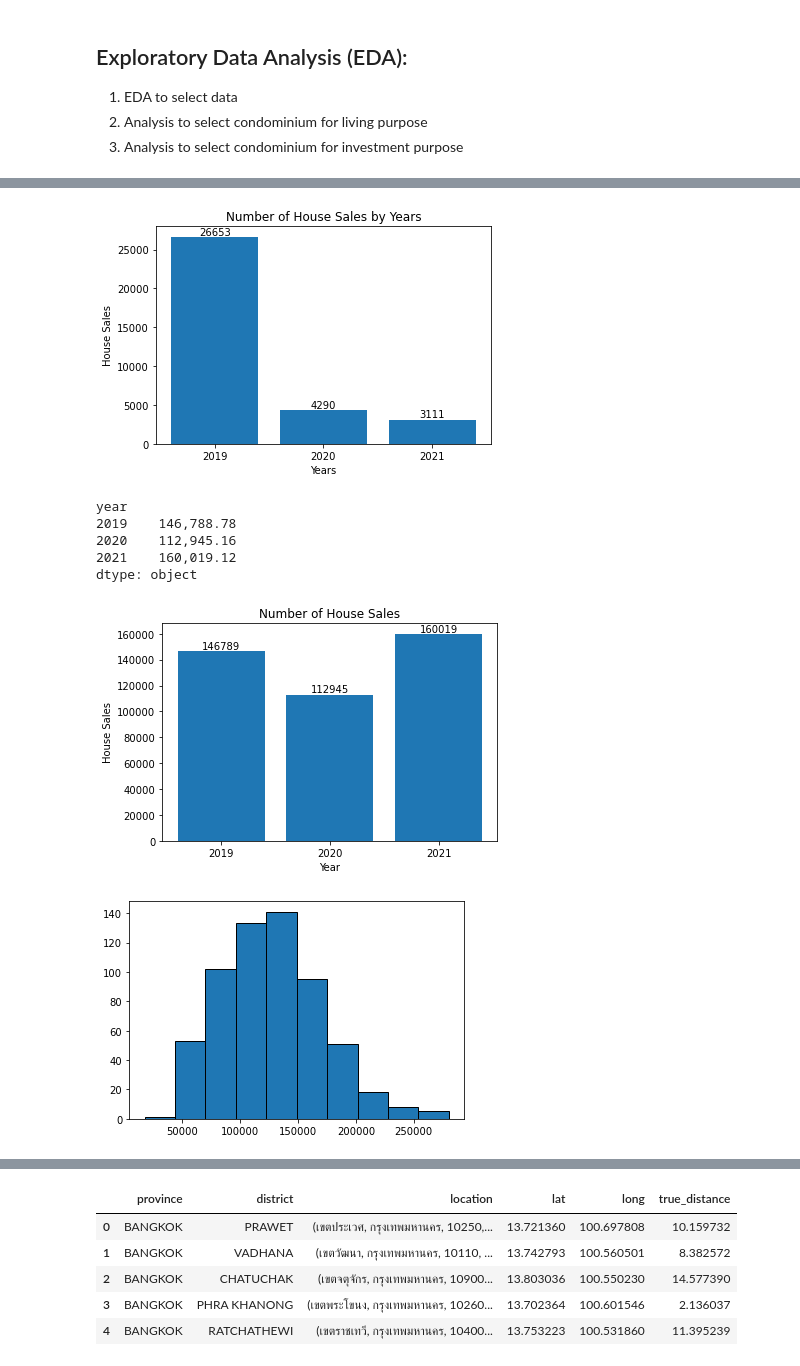
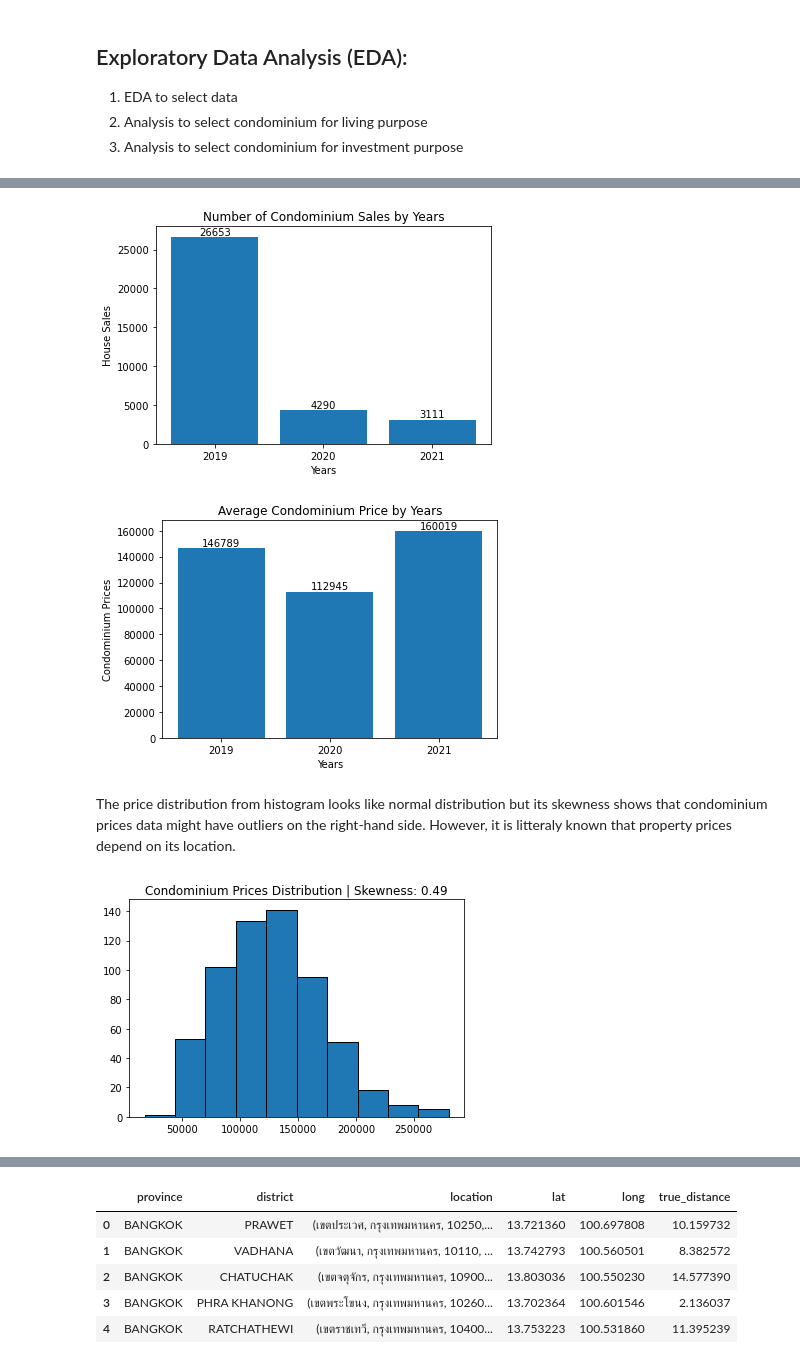
Before and after one commit to Chalermchon1993/dsi_project_python, a Jupyter notebook: Condo.ipynb, the cells around one changed output, grey strips where cells are left out. Saved outputs shown, nothing was run; the diff lists cells and outputs as text; code cells hidden in the pictures.

```diff
--- a/Condo.ipynb
+++ b/Condo.ipynb
@@ -327,5 +351,5 @@ df_sell.head()
 # %%
-# Number of house sales by year
+# create chart : number of house sales by year.
 
 x = [str(x) for x in list(df_sell.groupby('year').sum().index)]
 y = df_sell.groupby('year').sum().n
@@ -333,22 +357,14 @@ y = df_sell.groupby('year').sum().n
 fig, ax = plt.subplots()
 
 bars = plt.bar(x, y)
-plt.title('Number of House Sales by Years')
+plt.title('Number of Condominium Sales by Years')
 plt.xlabel('Years')
 plt.ylabel('House Sales')
 ax.bar_label(bars)
 
 plt.show()
 # %% [output]
-[figure, old version]
+[figure, new version]
-# %%
-df_sell.groupby('year').apply(lambda x : np.average(x.sell_price_sqm, weights=x.n)).map('{:,.2f}'.format)
-# %% [output]
-year
-2019    146,788.78
-2020    112,945.16
-2021    160,019.12
-dtype: object
 # %%
 # Avg.salse price by year
 
@@ -358,18 +374,21 @@ y = df_sell.groupby('year').apply(lambda x : np.average(x.sell_price_sqm, weight
 fig, ax = plt.subplots()
 
 bars = plt.bar(x, y)
-plt.title('Number of House Sales')
-plt.xlabel('Year')
-plt.ylabel('House Sales')
+plt.title('Average Condominium Price by Years')
+plt.xlabel('Years')
+plt.ylabel('Condominium Prices')
 ax.bar_label(bars)
 
 plt.show()
 # %% [output]
-[figure, old version]
+[figure, new version]
+# %% [markdown]
+The price distribution from histogram looks like normal distribution but its skewness shows that condominium prices data might have outliers on the right-hand side. However, it is litteraly known that property prices depend on its location.
 # %%
-# selling price distribution
+# create saleprice distribution / skewnwss
 
 plt.hist(df_sell['sell_price_sqm'], edgecolor='black')
+plt.title(f'Condominium Prices Distribution | Skewness: {df_sell.sell_price_sqm.skew().round(2)}')
 plt.show()
 # %% [output]
-[figure, old version]
+[figure, new version]
```
Also changed, not shown: parts of 21 cells of this notebook.
